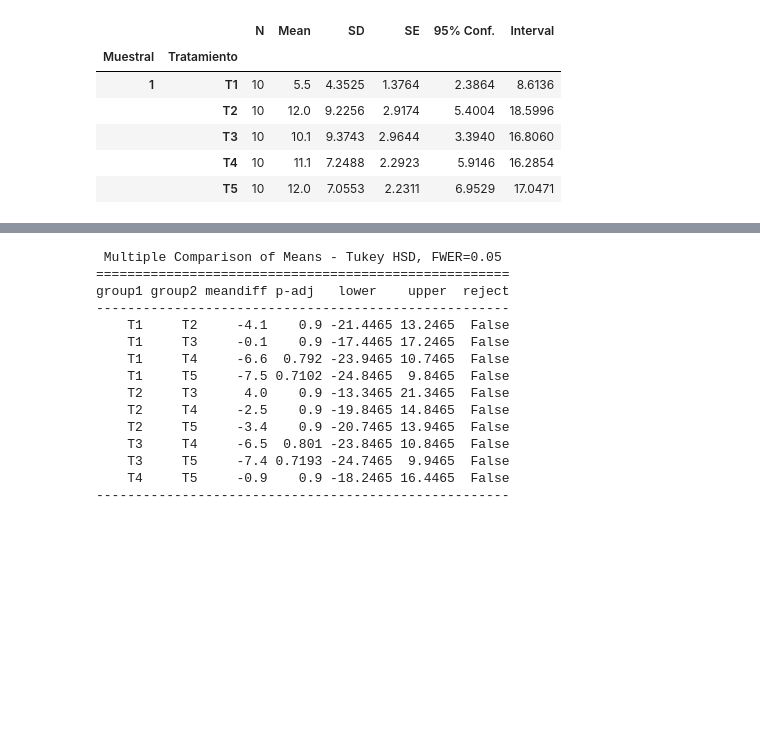
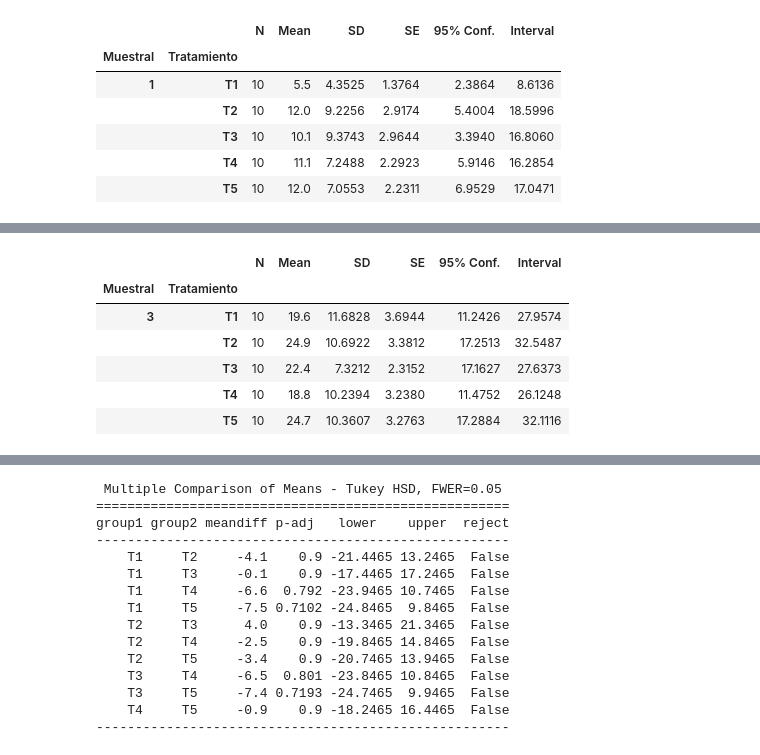
Before and after one commit to SamuelParraA/UDLA-polen-code, a Jupyter notebook: udla.ipynb, the cells around one changed output, grey strips where cells are left out. Cells and saved outputs as stored; diff of their text form; code cells hidden in the pictures; blank space fills up the shorter version.

```diff
--- a/udla.ipynb
+++ b/udla.ipynb
@@ -89,0 +97,11 @@ rp.summary_cont(Muestral1.groupby(['Muestral','Tratamiento']))['germinado']
+# %%
+#Resumen del conjunto del muestral 3
+rp.summary_cont(Muestral3.groupby(['Muestral','Tratamiento']))['germinado']
+# %% [output]
+|  |  | N | Mean | SD | SE | 95% Conf. | Interval |
+| Muestral | Tratamiento |  |  |  |  |  |  |
+| 3 | T1 | 10 | 19.6 | 11.6828 | 3.6944 | 11.2426 | 27.9574 |
+|  | T2 | 10 | 24.9 | 10.6922 | 3.3812 | 17.2513 | 32.5487 |
+|  | T3 | 10 | 22.4 | 7.3212 | 2.3152 | 17.1627 | 27.6373 |
+|  | T4 | 10 | 18.8 | 10.2394 | 3.2380 | 11.4752 | 26.1248 |
+|  | T5 | 10 | 24.7 | 10.3607 | 3.2763 | 17.2884 | 32.1116 |
```
Also changed, not shown: parts of 26 cells of this notebook.
